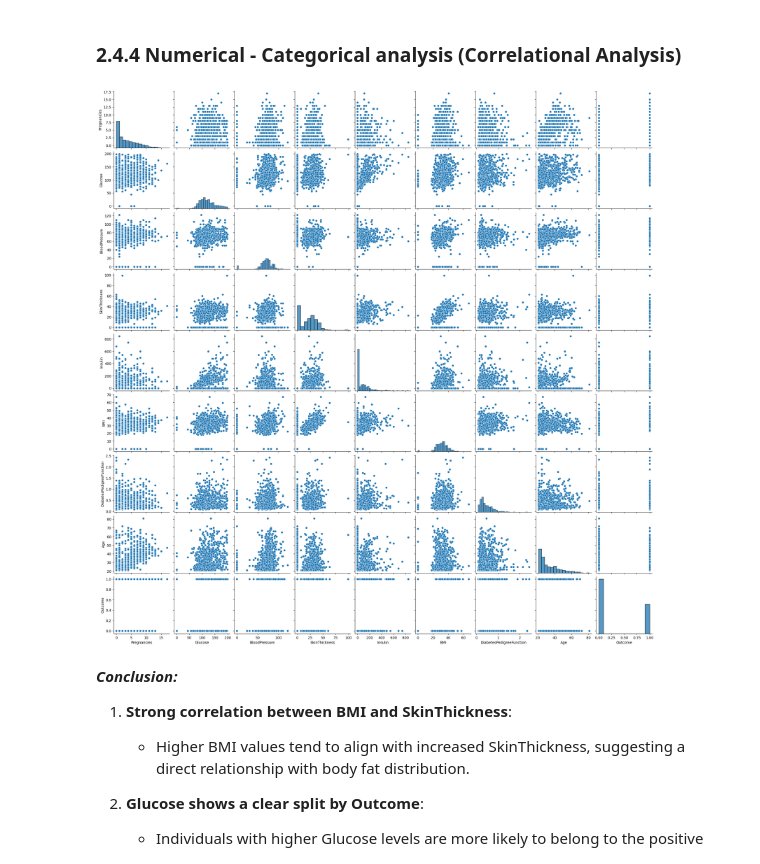
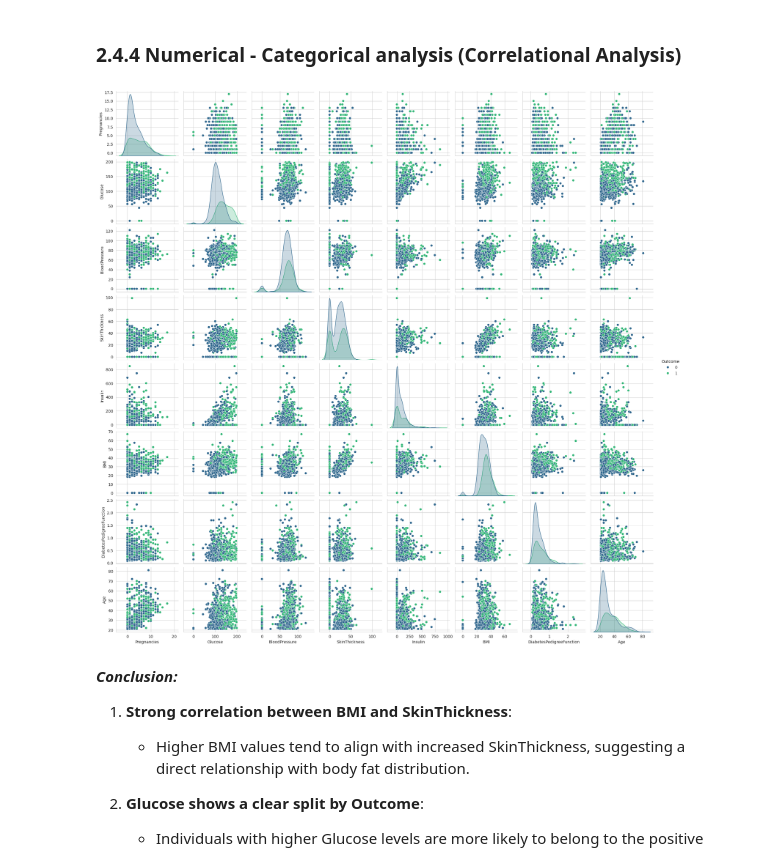
Before and after one commit to MFernandez19/random_forest, a Jupyter notebook: src/app.ipynb, the cells around one changed output. Drawn from its saved outputs; the diff is of its cells as text; code cells hidden in the pictures.

```diff
--- a/src/app.ipynb
+++ b/src/app.ipynb
@@ -144 +141,9 @@ df_cat = df.select_dtypes(cat)
+# %%
+def split_categorical_numerical(df):
+    df_categoricals = df.select_dtypes(include=['object', 'category', 'bool'])
+    df_numericals = df.select_dtypes(include=['int64', 'float64', 'int32', 'float32'])
+
+    return df_categoricals, df_numericals
+# %%
+df_cat, df_num = split_categorical_numerical(df)
 # %%
@@ -321,11 +351,12 @@ plt.show()
 # %% [markdown]
 ### 2.4.4 Numerical - Categorical analysis (Correlational Analysis)
 # %%
-sns.pairplot(data=df_enc)
+sns.set_style("whitegrid")
+sns.pairplot(data=df_enc, hue="Outcome", palette="viridis", diag_kind="kde", corner=False)
 plt.savefig("Num_cat_corr.png")
 plt.show()
 # %% [output]
-[figure, old version]
+[figure, new version]
 # %% [markdown]
 ***Conclusion:***
 
```
Also changed, not shown: parts of 24 cells of this notebook, 7 other files.
